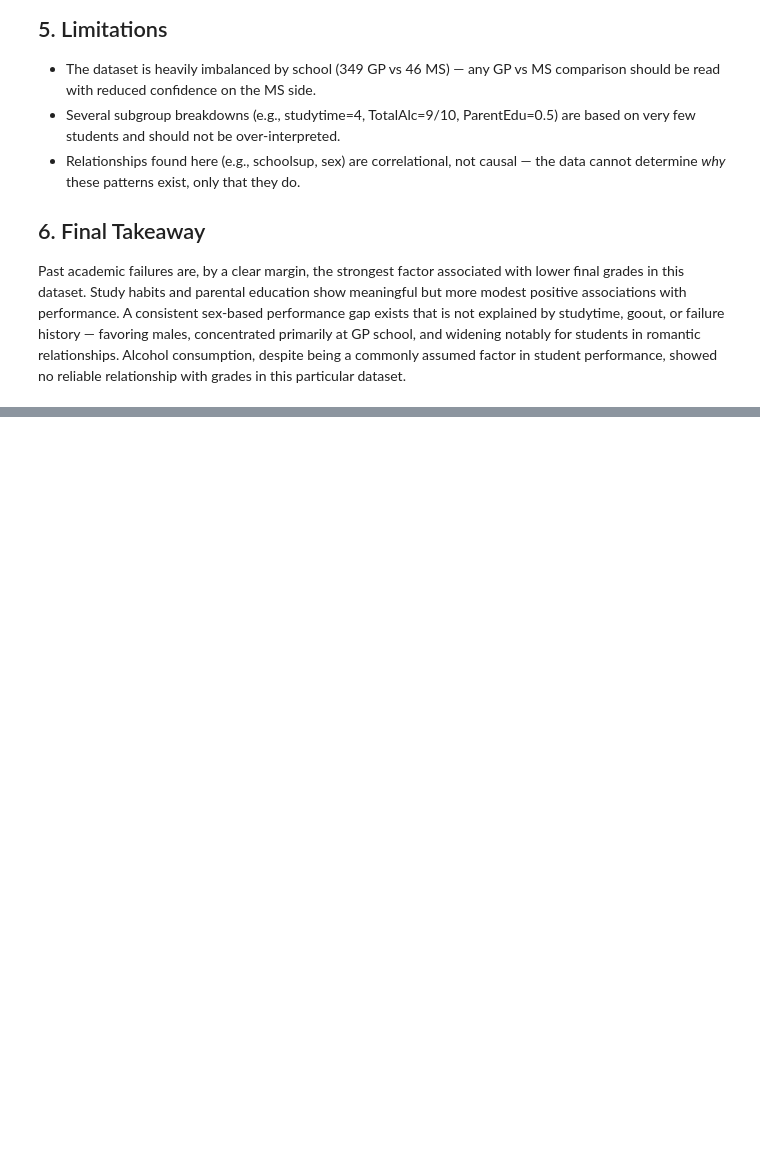
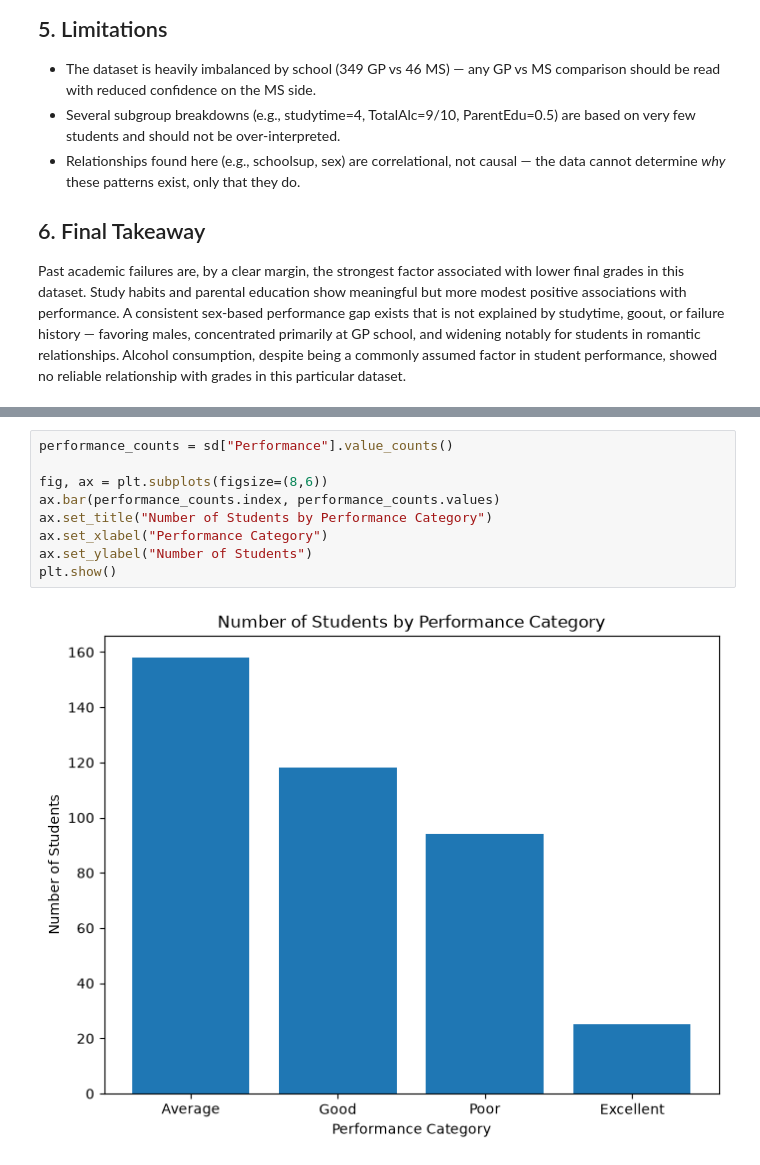
Before and after one commit to zaimapc2-max/student_performance_analyzer, a Jupyter notebook: student_analysis.ipynb, the cells around one changed output, grey strips where cells are left out. Cells and saved outputs as stored; diff of their text form; blank space fills up the shorter version.

```diff
--- a/student_analysis.ipynb
+++ b/student_analysis.ipynb
@@ -453,0 +973,11 @@ with grades in this particular dataset.
+# %%
+performance_counts = sd["Performance"].value_counts()
+
+fig, ax = plt.subplots(figsize=(8,6))
+ax.bar(performance_counts.index, performance_counts.values)
+ax.set_title("Number of Students by Performance Category")
+ax.set_xlabel("Performance Category")
+ax.set_ylabel("Number of Students")
+plt.show()
+# %% [output]
+[figure, added]
```
Also changed, not shown: parts of 53 cells of this notebook.
